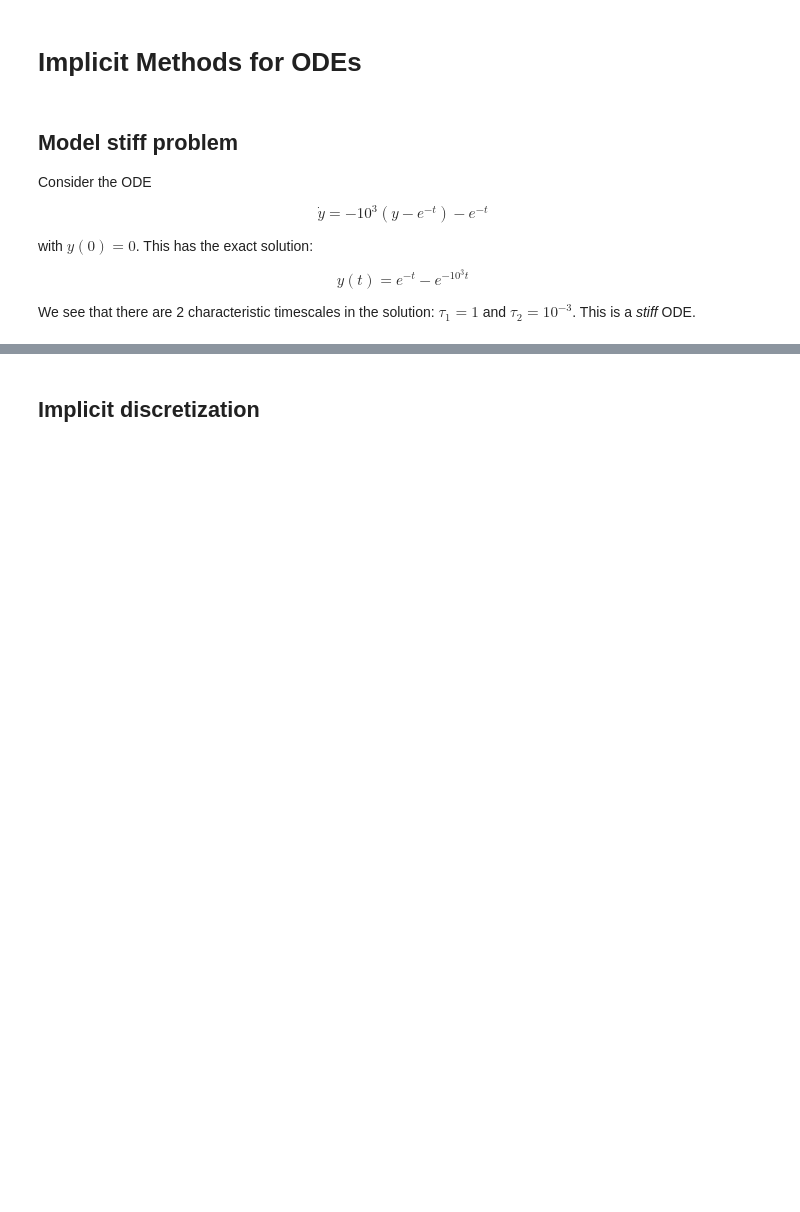
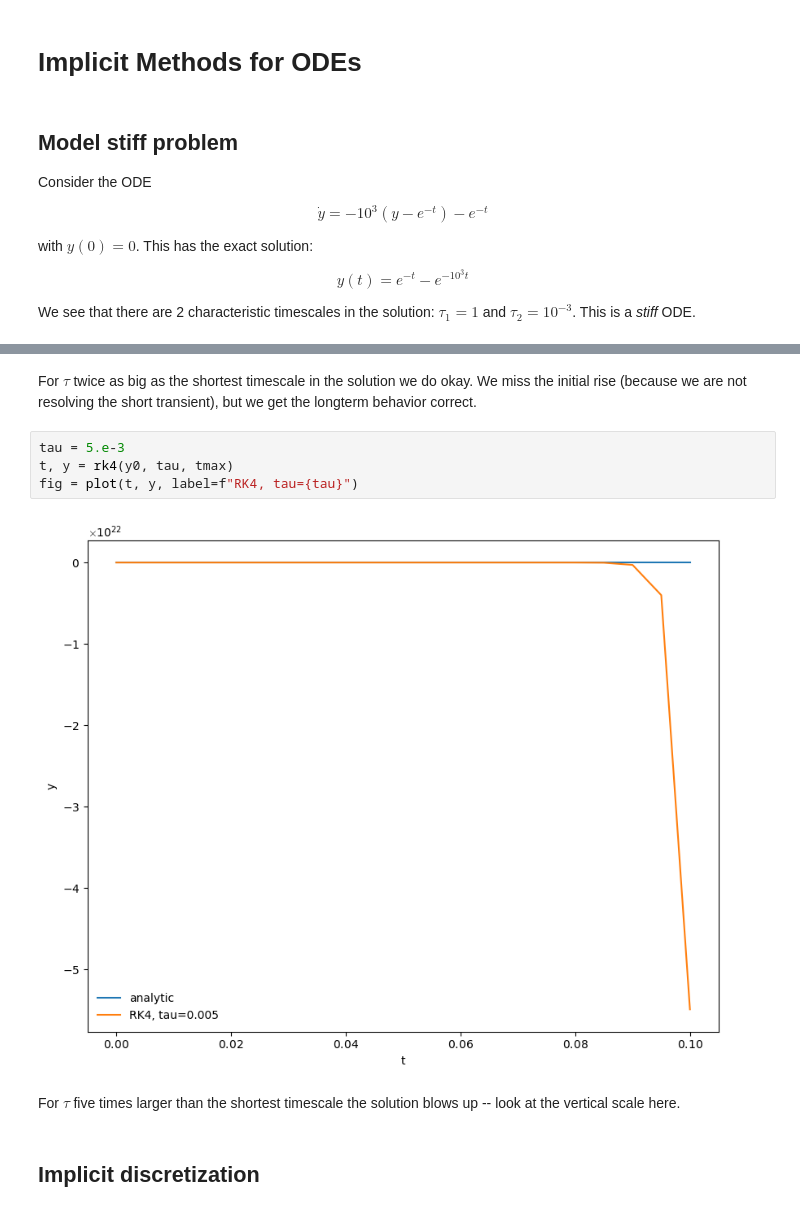
Before and after one commit to zingale/comp_astro_tutorial, a Jupyter notebook: content/reaction_networks/ODEs-implicit.ipynb, the cells around one changed output, grey strips where cells are left out. Drawn from its saved outputs; the diff is of its cells as text; blank space fills up the shorter version.

```diff
--- a/content/reaction_networks/ODEs-implicit.ipynb
+++ b/content/reaction_networks/ODEs-implicit.ipynb
@@ -24,3 +98,13 @@ Let's solve this using RK4
+# %% [markdown]
+For $\tau$ twice as big as the shortest timescale in the solution we do okay.  We miss the initial rise (because we are not resolving the short transient), but we get the longterm behavior correct.
+# %%
+tau = 5.e-3
+t, y = rk4(y0, tau, tmax)
+fig = plot(t, y, label=f"RK4, tau={tau}")
+# %% [output]
+[figure, added]
+# %% [markdown]
+For $\tau$ five times larger than the shortest timescale the solution blows up -- look at the vertical scale here.
 # %% [markdown]
 ## Implicit discretization
 # %% [markdown]
```
Also changed, not shown: parts of 20 cells of this notebook.
